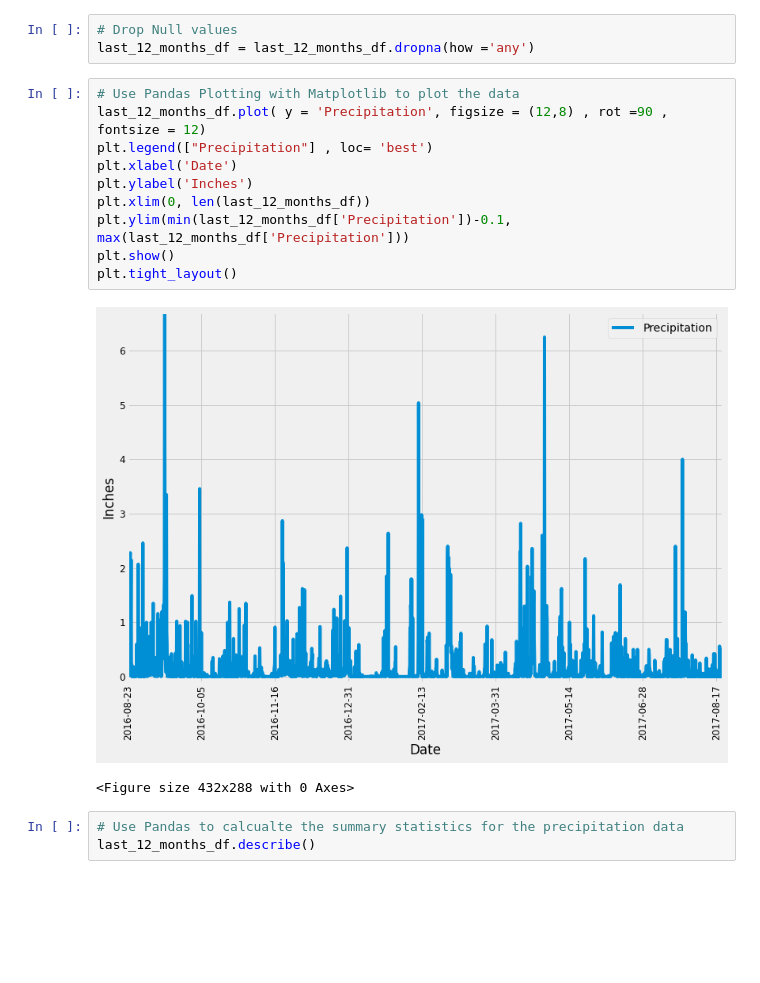
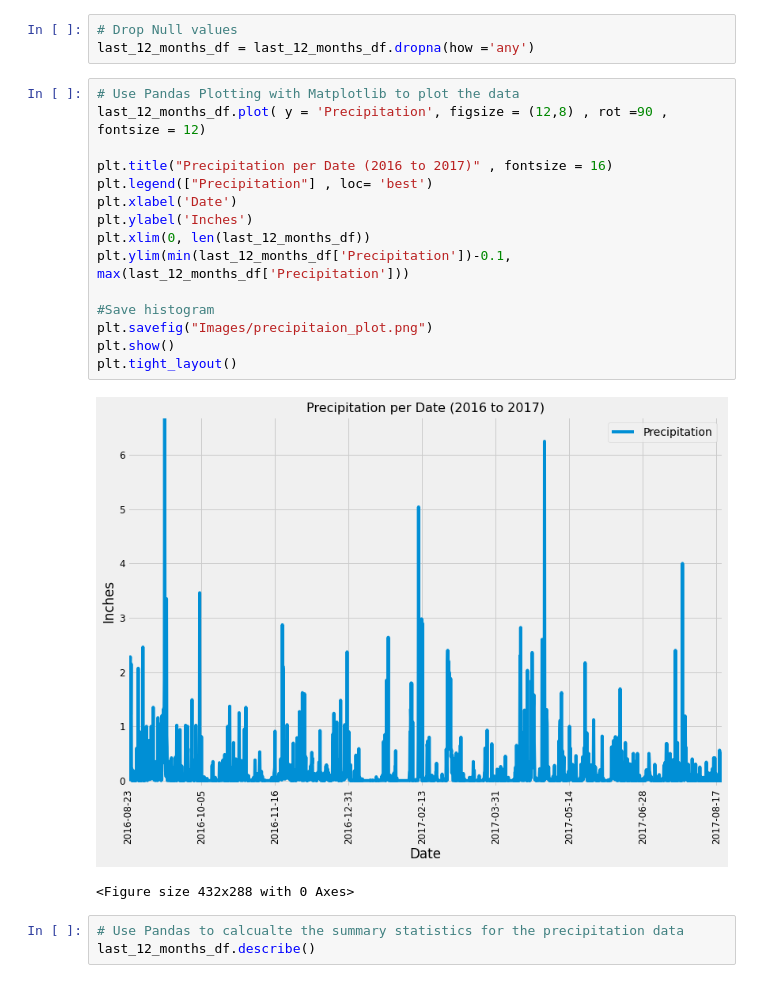
Before and after one commit to divya-gh/sqlalchemy-challenge, a Jupyter notebook: climate_starter.ipynb, the cells around one changed output. Cells and saved outputs as stored; diff of their text form; blank space fills up the shorter version.

```diff
--- a/climate_starter.ipynb
+++ b/climate_starter.ipynb
@@ -102,15 +102,20 @@ last_12_months_df = last_12_months_df.dropna(how ='any')
 # %%
 # Use Pandas Plotting with Matplotlib to plot the data
 last_12_months_df.plot( y = 'Precipitation', figsize = (12,8) , rot =90 , fontsize = 12)
+
+plt.title("Precipitation per Date (2016 to 2017)" , fontsize = 16)
 plt.legend(["Precipitation"] , loc= 'best')
 plt.xlabel('Date')
 plt.ylabel('Inches')
 plt.xlim(0, len(last_12_months_df))
 plt.ylim(min(last_12_months_df['Precipitation'])-0.1, max(last_12_months_df['Precipitation']))
+
+#Save histogram
+plt.savefig("Images/precipitaion_plot.png")
 plt.show()
 plt.tight_layout()
 # %% [output]
-[figure, old version]
+[figure, new version]
 <Figure size 432x288 with 0 Axes>
 # %%
 # Use Pandas to calcualte the summary statistics for the precipitation data
```
Also changed, not shown: parts of 1 cell of this notebook.
